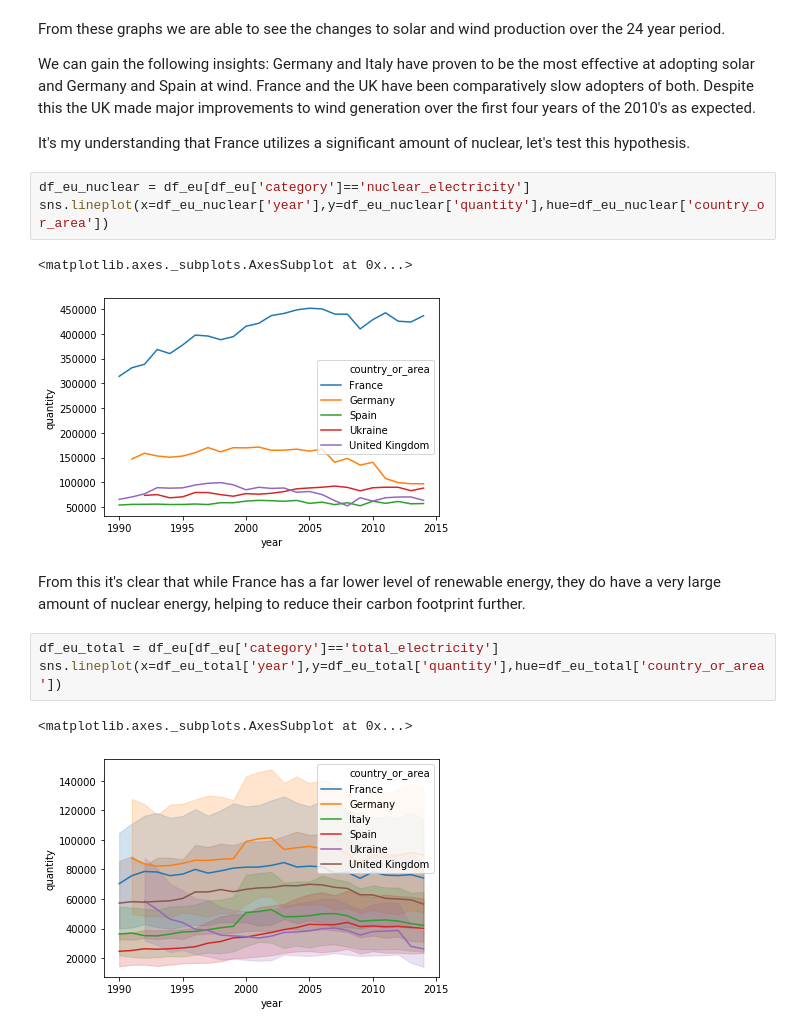
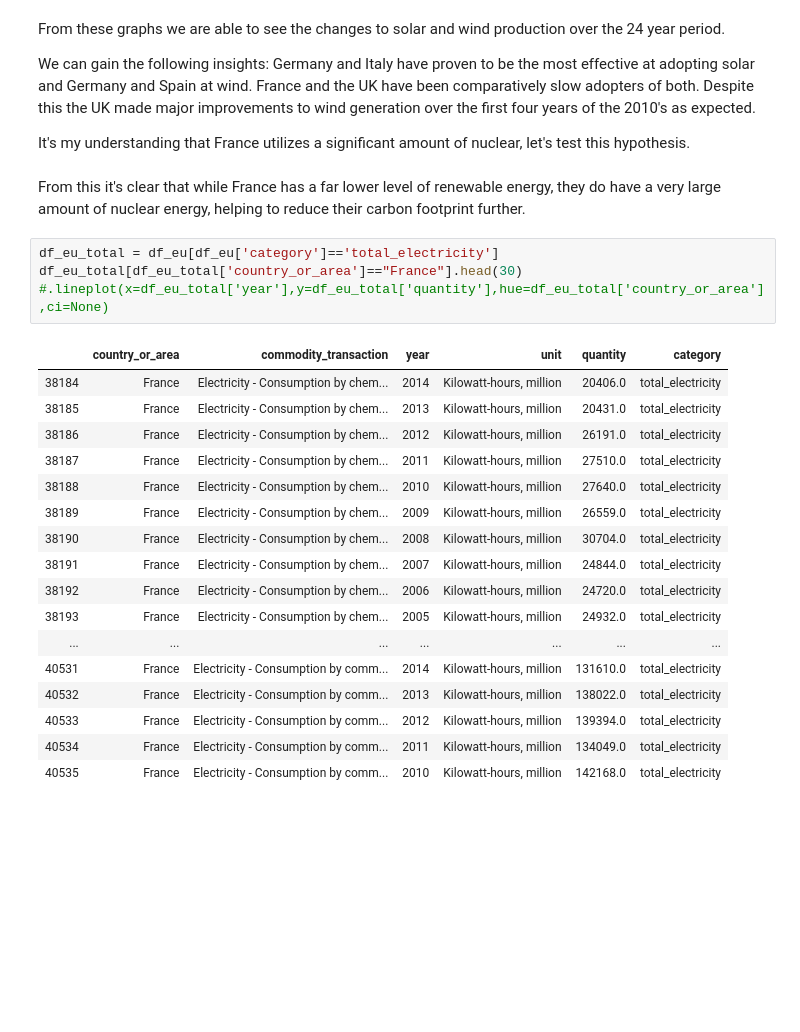
Before and after one commit to See-You-Data/UNInternationalEnergyData, a Jupyter notebook: dan_exploratory_analysis.ipynb, the cells around one changed output. Cells and saved outputs as stored; diff of their text form; blank space fills up the shorter version.

```diff
--- a/dan_exploratory_analysis.ipynb
+++ b/dan_exploratory_analysis.ipynb
@@ -269,17 +278,27 @@ France and the UK have been comparatively slow adopters of both.
 Despite this the UK made major improvements to wind generation over the first four years of the 2010's as expected.
 
 It's my understanding that France utilizes a significant amount of nuclear, let's test this hypothesis.
-# %%
-df_eu_nuclear = df_eu[df_eu['category']=='nuclear_electricity']
-sns.lineplot(x=df_eu_nuclear['year'],y=df_eu_nuclear['quantity'],hue=df_eu_nuclear['country_or_area'])
-# %% [output]
-<matplotlib.axes._subplots.AxesSubplot at 0x...>
-[figure, removed]
 # %% [markdown]
 From this it's clear that while France has a far lower level of renewable energy, they do have a very large amount of nuclear energy, helping to reduce their carbon footprint further.
 # %%
 df_eu_total = df_eu[df_eu['category']=='total_electricity']
-sns.lineplot(x=df_eu_total['year'],y=df_eu_total['quantity'],hue=df_eu_total['country_or_area'])
+df_eu_total[df_eu_total['country_or_area']=="France"].head(30)
+#.lineplot(x=df_eu_total['year'],y=df_eu_total['quantity'],hue=df_eu_total['country_or_area'],ci=None)
 # %% [output]
-<matplotlib.axes._subplots.AxesSubplot at 0x...>
-[figure, removed]
+|  | country_or_area | commodity_transaction | year | unit | quantity | category |
+| 38184 | France | Electricity - Consumption by chem... | 2014 | Kilowatt-hours, million | 20406.0 | total_electricity |
+| 38185 | France | Electricity - Consumption by chem... | 2013 | Kilowatt-hours, million | 20431.0 | total_electricity |
+| 38186 | France | Electricity - Consumption by chem... | 2012 | Kilowatt-hours, million | 26191.0 | total_electricity |
+| 38187 | France | Electricity - Consumption by chem... | 2011 | Kilowatt-hours, million | 27510.0 | total_electricity |
+| 38188 | France | Electricity - Consumption by chem... | 2010 | Kilowatt-hours, million | 27640.0 | total_electricity |
+| 38189 | France | Electricity - Consumption by chem... | 2009 | Kilowatt-hours, million | 26559.0 | total_electricity |
+| 38190 | France | Electricity - Consumption by chem... | 2008 | Kilowatt-hours, million | 30704.0 | total_electricity |
+| 38191 | France | Electricity - Consumption by chem... | 2007 | Kilowatt-hours, million | 24844.0 | total_electricity |
+| 38192 | France | Electricity - Consumption by chem... | 2006 | Kilowatt-hours, million | 24720.0 | total_electricity |
+| 38193 | France | Electricity - Consumption by chem... | 2005 | Kilowatt-hours, million | 24932.0 | total_electricity |
+| ... | ... | ... | ... | ... | ... | ... |
+| 40531 | France | Electricity - Consumption by comm... | 2014 | Kilowatt-hours, million | 131610.0 | total_electricity |
+| 40532 | France | Electricity - Consumption by comm... | 2013 | Kilowatt-hours, million | 138022.0 | total_electricity |
+| 40533 | France | Electricity - Consumption by comm... | 2012 | Kilowatt-hours, million | 139394.0 | total_electricity |
+| 40534 | France | Electricity - Consumption by comm... | 2011 | Kilowatt-hours, million | 134049.0 | total_electricity |
+| 40535 | France | Electricity - Consumption by comm... | 2010 | Kilowatt-hours, million | 142168.0 | total_electricity |
```
Also changed, not shown: parts of 5 cells of this notebook.
